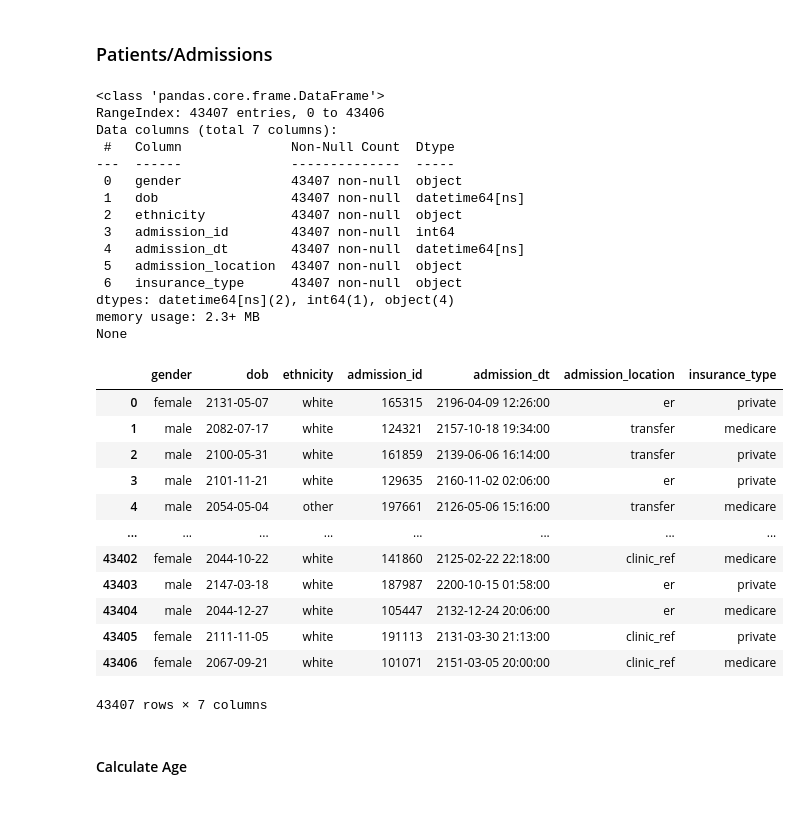
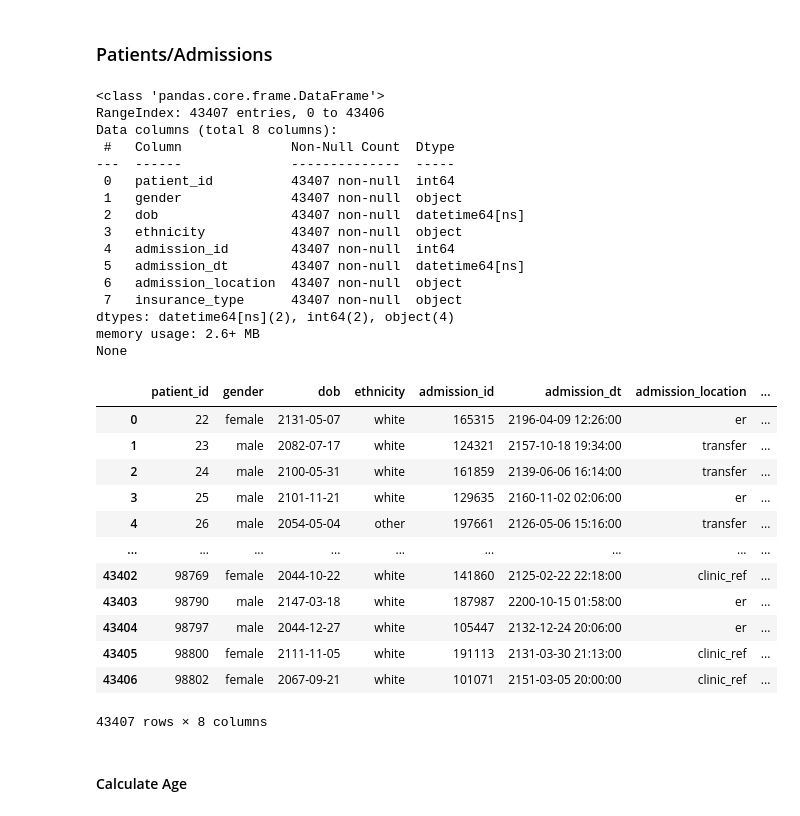
Before and after one commit to TylerAnderton/DeepRiskICU, a Jupyter notebook: ml-training/long_context.ipynb, the cells around one changed output. Drawn from its saved outputs; the diff is of its cells as text; code cells hidden in the pictures.

```diff
--- a/ml-training/long_context.ipynb
+++ b/ml-training/long_context.ipynb
@@ -207,44 +208,45 @@ None
 # %%
 patients_admissions_data = pd.merge(
     patients_data,
     admissions_data,
     on='patient_id',
     how='inner'
 )
 assert_unique(patients_admissions_data, 'admission_id')
-patients_admissions_data.drop(columns='patient_id', inplace=True)
+# patients_admissions_data.drop(columns='patient_id', inplace=True) need to drop after getting final patient count
 
 print(patients_admissions_data.info())
 patients_admissions_data
 # %% [output]
 <class 'pandas.core.frame.DataFrame'>
 RangeIndex: 43407 entries, 0 to 43406
-Data columns (total 7 columns):
+Data columns (total 8 columns):
  #   Column              Non-Null Count  Dtype
 ---  ------              --------------  -----
- 0   gender              43407 non-null  object
- 1   dob                 43407 non-null  datetime64[ns]
- 2   ethnicity           43407 non-null  object
- 3   admission_id        43407 non-null  int64
- 4   admission_dt        43407 non-null  datetime64[ns]
- 5   admission_location  43407 non-null  object
- 6   insurance_type      43407 non-null  object
-dtypes: datetime64[ns](2), int64(1), object(4)
-memory usage: 2.3+ MB
+ 0   patient_id          43407 non-null  int64
+ 1   gender              43407 non-null  object
+ 2   dob                 43407 non-null  datetime64[ns]
+ 3   ethnicity           43407 non-null  object
+ 4   admission_id        43407 non-null  int64
+ 5   admission_dt        43407 non-null  datetime64[ns]
+ 6   admission_location  43407 non-null  object
+ 7   insurance_type      43407 non-null  object
+dtypes: datetime64[ns](2), int64(2), object(4)
+memory usage: 2.6+ MB
 None
-|  | gender | dob | ethnicity | admission_id | admission_dt | admission_location | insurance_type |
-| 0 | female | 2131-05-07 | white | 165315 | 2196-04-09 12:26:00 | er | private |
-| 1 | male | 2082-07-17 | white | 124321 | 2157-10-18 19:34:00 | transfer | medicare |
-| 2 | male | 2100-05-31 | white | 161859 | 2139-06-06 16:14:00 | transfer | private |
-| 3 | male | 2101-11-21 | white | 129635 | 2160-11-02 02:06:00 | er | private |
-| 4 | male | 2054-05-04 | other | 197661 | 2126-05-06 15:16:00 | transfer | medicare |
-| ... | ... | ... | ... | ... | ... | ... | ... |
-| 43402 | female | 2044-10-22 | white | 141860 | 2125-02-22 22:18:00 | clinic_ref | medicare |
-| 43403 | male | 2147-03-18 | white | 187987 | 2200-10-15 01:58:00 | er | private |
-| 43404 | male | 2044-12-27 | white | 105447 | 2132-12-24 20:06:00 | er | medicare |
-| 43405 | female | 2111-11-05 | white | 191113 | 2131-03-30 21:13:00 | clinic_ref | private |
-| 43406 | female | 2067-09-21 | white | 101071 | 2151-03-05 20:00:00 | clinic_ref | medicare |
+|  | patient_id | gender | dob | ethnicity | admission_id | admission_dt | admission_location | ... |
+| 0 | 22 | female | 2131-05-07 | white | 165315 | 2196-04-09 12:26:00 | er | ... |
+| 1 | 23 | male | 2082-07-17 | white | 124321 | 2157-10-18 19:34:00 | transfer | ... |
+| 2 | 24 | male | 2100-05-31 | white | 161859 | 2139-06-06 16:14:00 | transfer | ... |
+| 3 | 25 | male | 2101-11-21 | white | 129635 | 2160-11-02 02:06:00 | er | ... |
+| 4 | 26 | male | 2054-05-04 | other | 197661 | 2126-05-06 15:16:00 | transfer | ... |
+| ... | ... | ... | ... | ... | ... | ... | ... | ... |
+| 43402 | 98769 | female | 2044-10-22 | white | 141860 | 2125-02-22 22:18:00 | clinic_ref | ... |
+| 43403 | 98790 | male | 2147-03-18 | white | 187987 | 2200-10-15 01:58:00 | er | ... |
+| 43404 | 98797 | male | 2044-12-27 | white | 105447 | 2132-12-24 20:06:00 | er | ... |
+| 43405 | 98800 | female | 2111-11-05 | white | 191113 | 2131-03-30 21:13:00 | clinic_ref | ... |
+| 43406 | 98802 | female | 2067-09-21 | white | 101071 | 2151-03-05 20:00:00 | clinic_ref | ... |
-43407 rows × 7 columns
+43407 rows × 8 columns
 # %% [markdown]
 #### Calculate Age
 # %%
```
Also changed, not shown: parts of 27 cells of this notebook, 2 other files.
